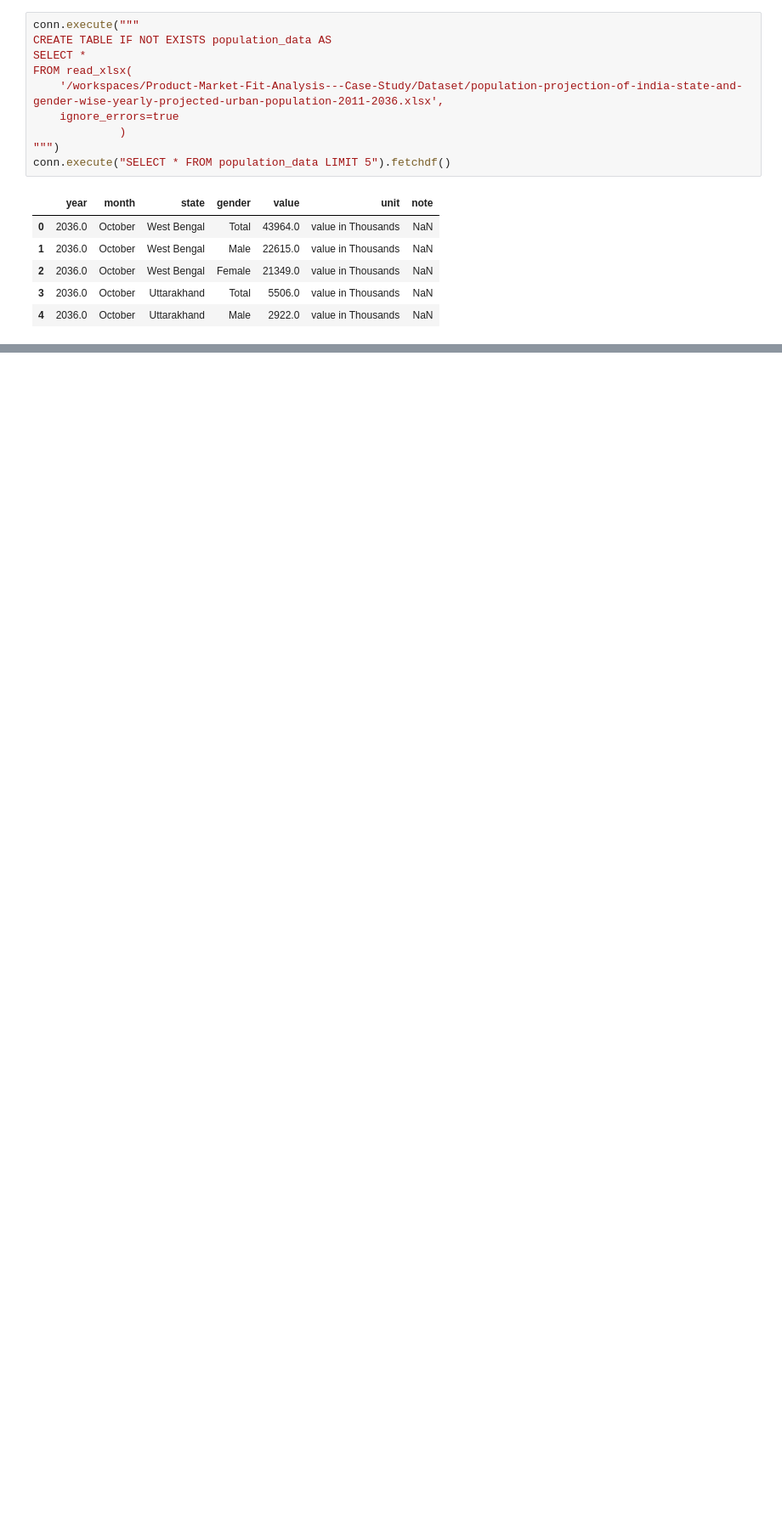
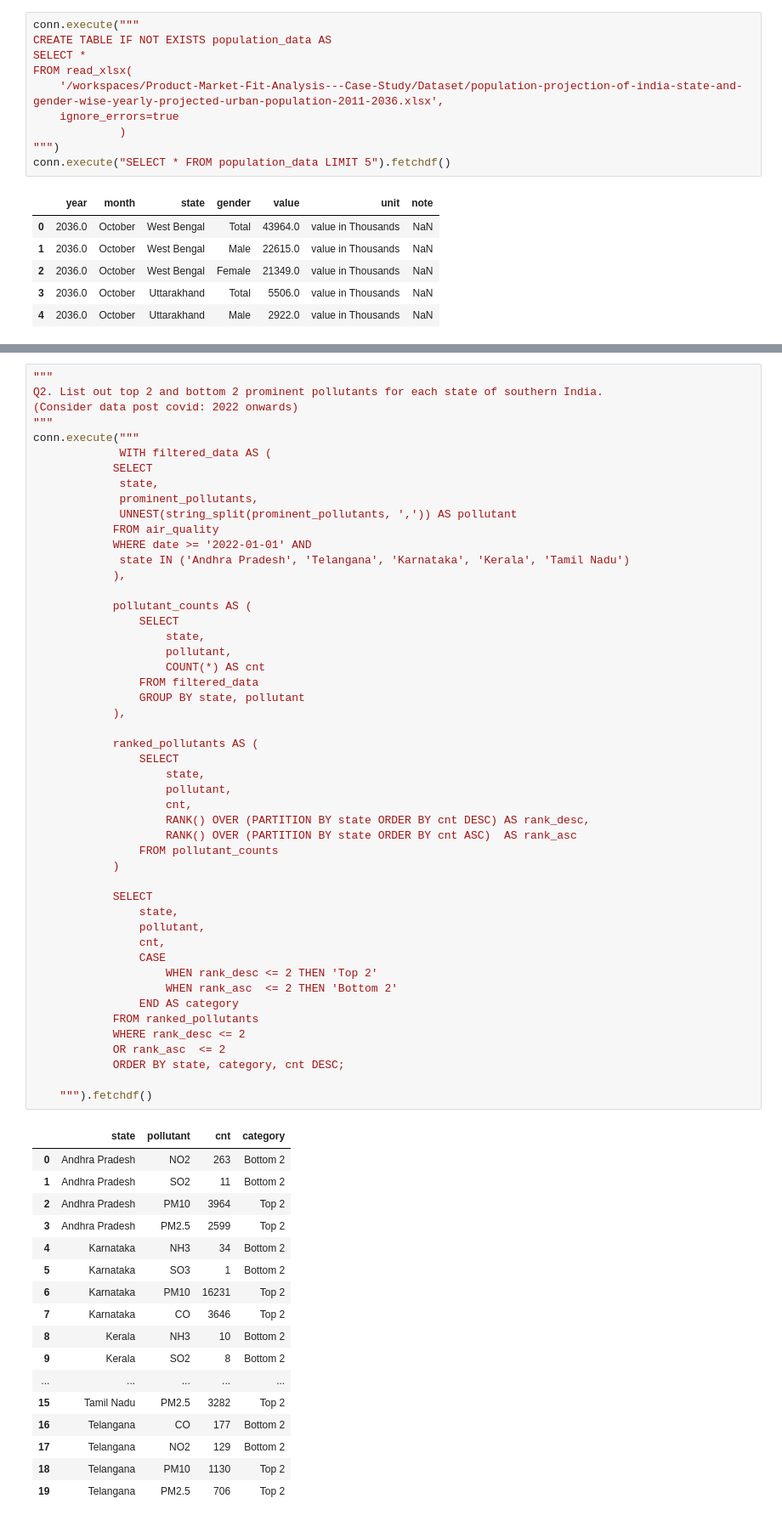
Before and after one commit to Joyan9/Product-Market-Fit-Analysis---Case-Study, a Jupyter notebook: SQL_Questions/notebook.ipynb, the cells around one changed output, grey strips where cells are left out. Shown at 85% size. Drawn from its saved outputs; the diff is of its cells as text; blank space fills up the shorter version.

```diff
--- a/SQL_Questions/notebook.ipynb
+++ b/SQL_Questions/notebook.ipynb
@@ -107,0 +137,67 @@ conn.execute("""
+# %%
+"""
+Q2. List out top 2 and bottom 2 prominent pollutants for each state of southern India.
+(Consider data post covid: 2022 onwards)
+"""
+conn.execute("""
+             WITH filtered_data AS (
+            SELECT
+             state,
+             prominent_pollutants,
+             UNNEST(string_split(prominent_pollutants, ',')) AS pollutant
+            FROM air_quality
+            WHERE date >= '2022-01-01' AND
+             state IN ('Andhra Pradesh', 'Telangana', 'Karnataka', 'Kerala', 'Tamil Nadu')
+            ),
+
+            pollutant_counts AS (
+                SELECT
+                    state,
+                    pollutant,
+                    COUNT(*) AS cnt
+                FROM filtered_data
+                GROUP BY state, pollutant
+            ),
+
+            ranked_pollutants AS (
+                SELECT
+                    state,
+                    pollutant,
+                    cnt,
+                    RANK() OVER (PARTITION BY state ORDER BY cnt DESC) AS rank_desc,
+                    RANK() OVER (PARTITION BY state ORDER BY cnt ASC)  AS rank_asc
+                FROM pollutant_counts
+            )
+
+            SELECT
+                state,
+                pollutant,
+                cnt,
+                CASE
+                    WHEN rank_desc <= 2 THEN 'Top 2'
+                    WHEN rank_asc  <= 2 THEN 'Bottom 2'
+                END AS category
+            FROM ranked_pollutants
+            WHERE rank_desc <= 2
+            OR rank_asc  <= 2
+            ORDER BY state, category, cnt DESC;
+
+    """).fetchdf()
+# %% [output]
+|  | state | pollutant | cnt | category |
+| 0 | Andhra Pradesh | NO2 | 263 | Bottom 2 |
+| 1 | Andhra Pradesh | SO2 | 11 | Bottom 2 |
+| 2 | Andhra Pradesh | PM10 | 3964 | Top 2 |
+| 3 | Andhra Pradesh | PM2.5 | 2599 | Top 2 |
+| 4 | Karnataka | NH3 | 34 | Bottom 2 |
+| 5 | Karnataka | SO3 | 1 | Bottom 2 |
+| 6 | Karnataka | PM10 | 16231 | Top 2 |
+| 7 | Karnataka | CO | 3646 | Top 2 |
+| 8 | Kerala | NH3 | 10 | Bottom 2 |
+| 9 | Kerala | SO2 | 8 | Bottom 2 |
+| ... | ... | ... | ... | ... |
+| 15 | Tamil Nadu | PM2.5 | 3282 | Top 2 |
+| 16 | Telangana | CO | 177 | Bottom 2 |
+| 17 | Telangana | NO2 | 129 | Bottom 2 |
+| 18 | Telangana | PM10 | 1130 | Top 2 |
+| 19 | Telangana | PM2.5 | 706 | Top 2 |
```
Also changed, not shown: parts of 6 cells of this notebook.
